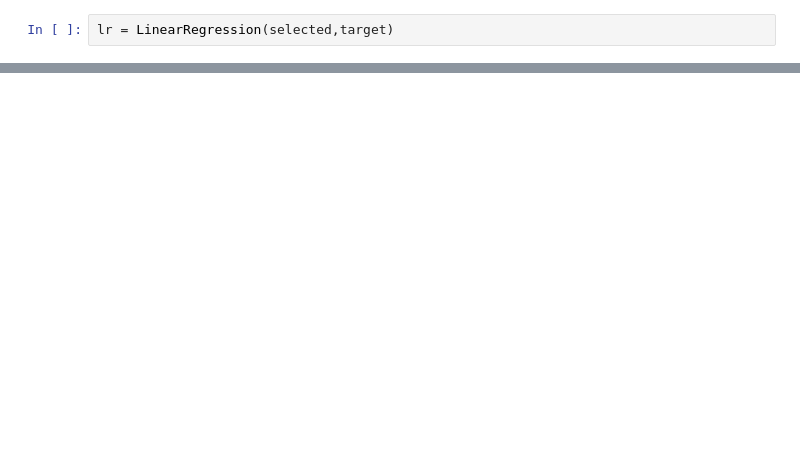
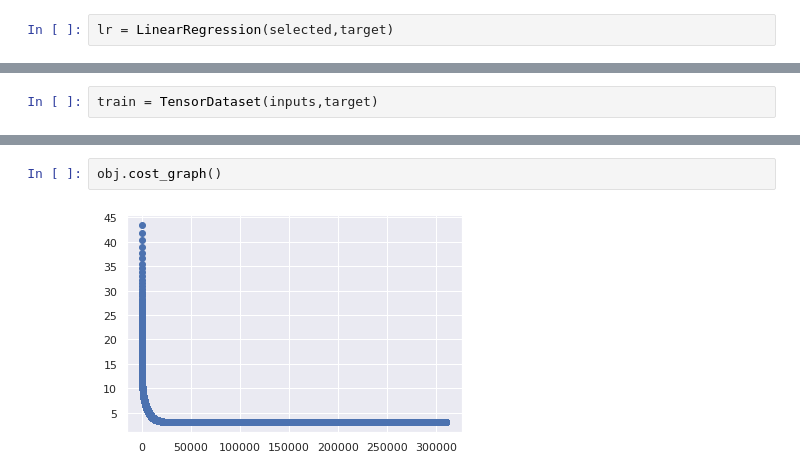
Before and after one commit to Sudhanshu1304/PyTorch, a Jupyter notebook: PyTorch_Linear_Regression.ipynb, the cells around one changed output, grey strips where cells are left out. Cells and saved outputs as stored; diff of their text form; blank space fills up the shorter version.

```diff
--- a/PyTorch_Linear_Regression.ipynb
+++ b/PyTorch_Linear_Regression.ipynb
@@ -194,0 +278,2 @@ lr.cost_graph()
+# %%
+train = TensorDataset(inputs,target)
@@ -194,0 +328,4 @@ lr.cost_graph()
+# %%
+obj.cost_graph()
+# %% [output]
+[figure, added]
```
Also changed, not shown: parts of 17 cells of this notebook.
